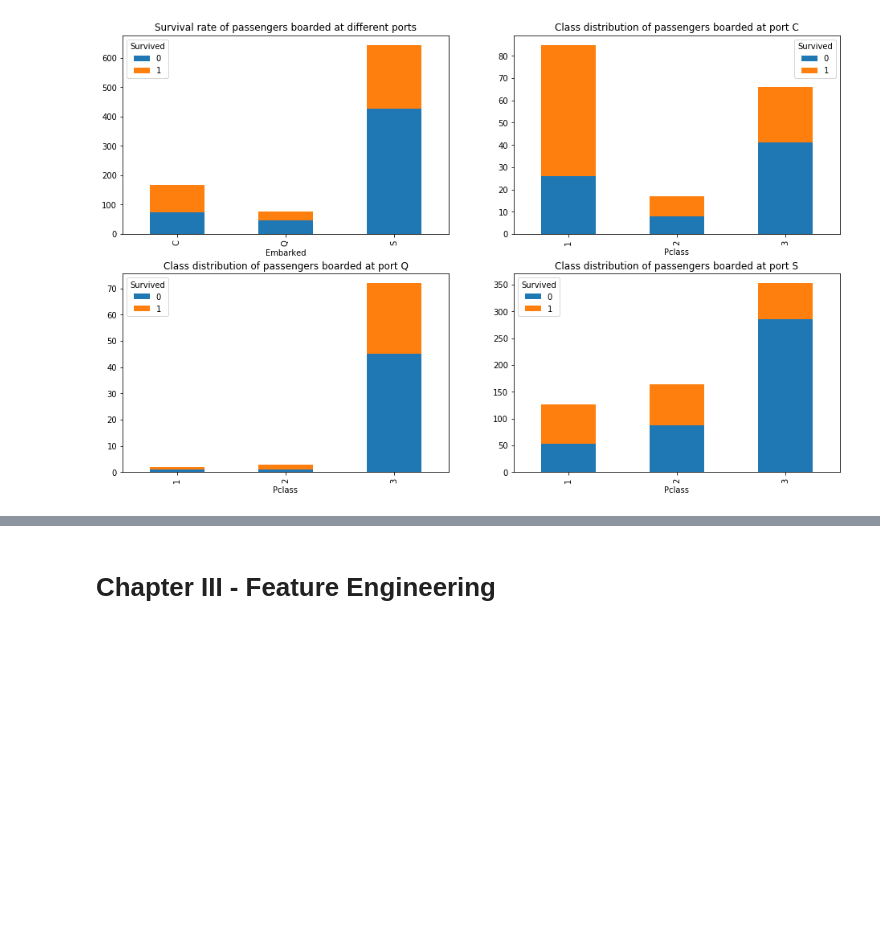
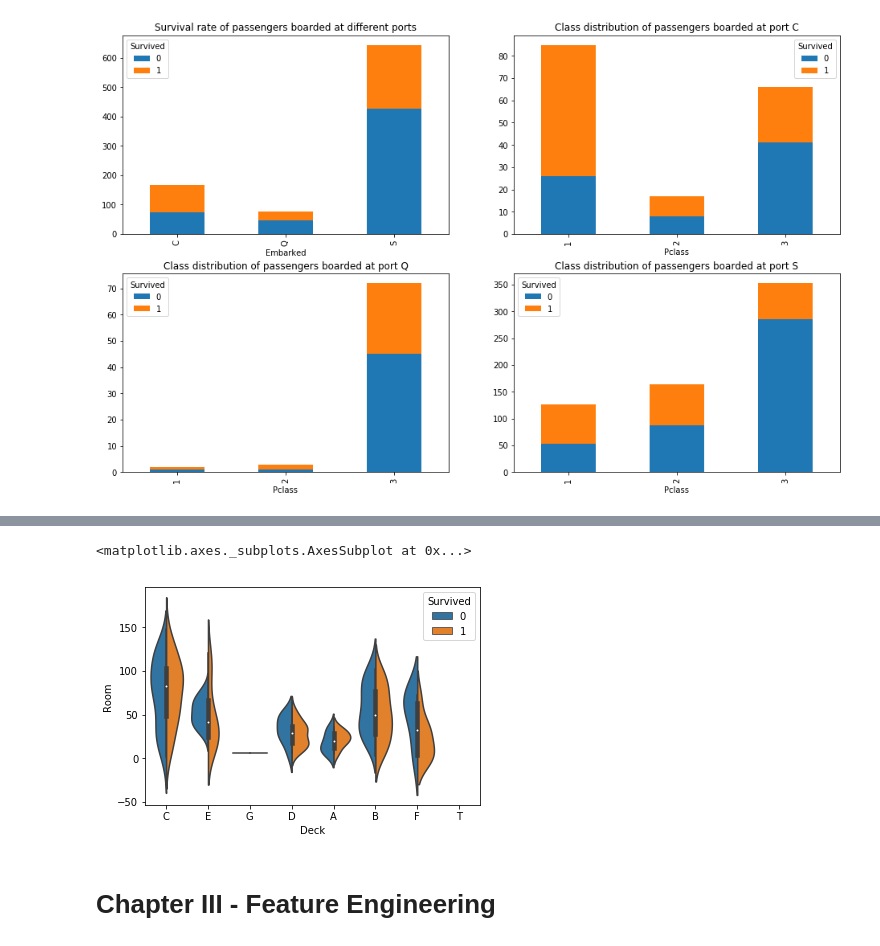
Before and after one commit to Shenghao1993/kaggle-titanic-survival-classification, a Jupyter notebook: Titanic.ipynb, the cells around one changed output, grey strips where cells are left out. Drawn from its saved outputs; the diff is of its cells as text; code cells hidden in the pictures; blank space fills up the shorter version.

```diff
--- a/Titanic by Shenghao.ipynb
+++ b/Titanic.ipynb
@@ -224,3 +240,8 @@ cabin_only[cabin_only["Cabin_Data"]]
+# %%
+sns.violinplot('Deck', 'Room', hue='Survived', data=cabin_only[cabin_only["Cabin_Data"]], split=True)
+# %% [output]
+<matplotlib.axes._subplots.AxesSubplot at 0x...>
+[figure, added]
 # %% [markdown]
 # Chapter III - Feature Engineering
 # %% [markdown]
```
Also changed, not shown: parts of 19 cells of this notebook, 1 other file.
